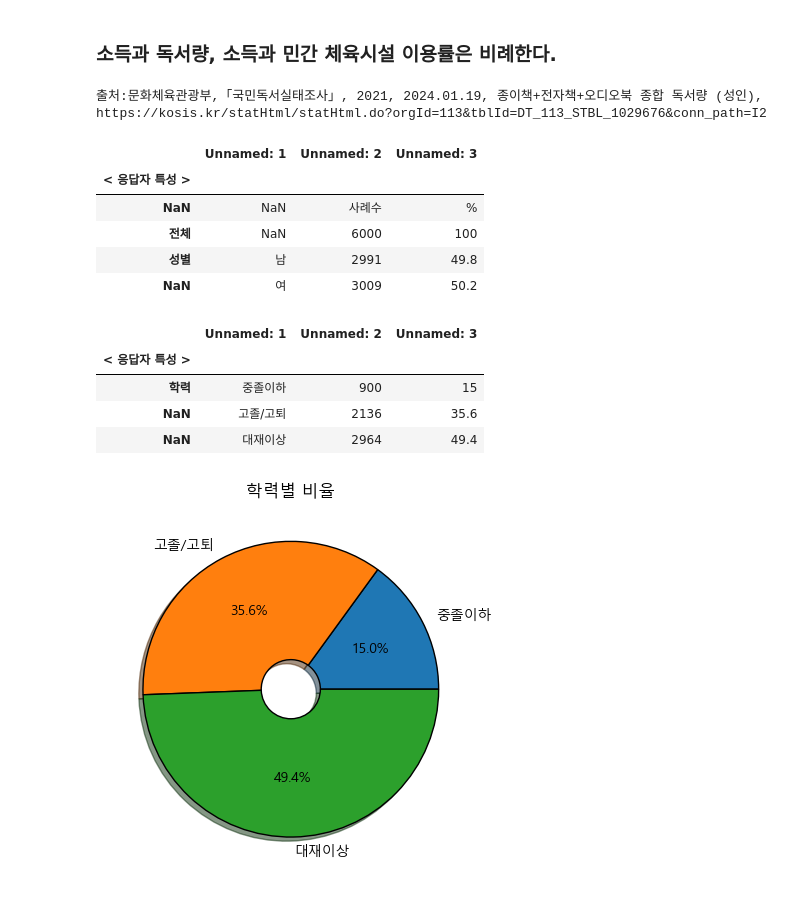
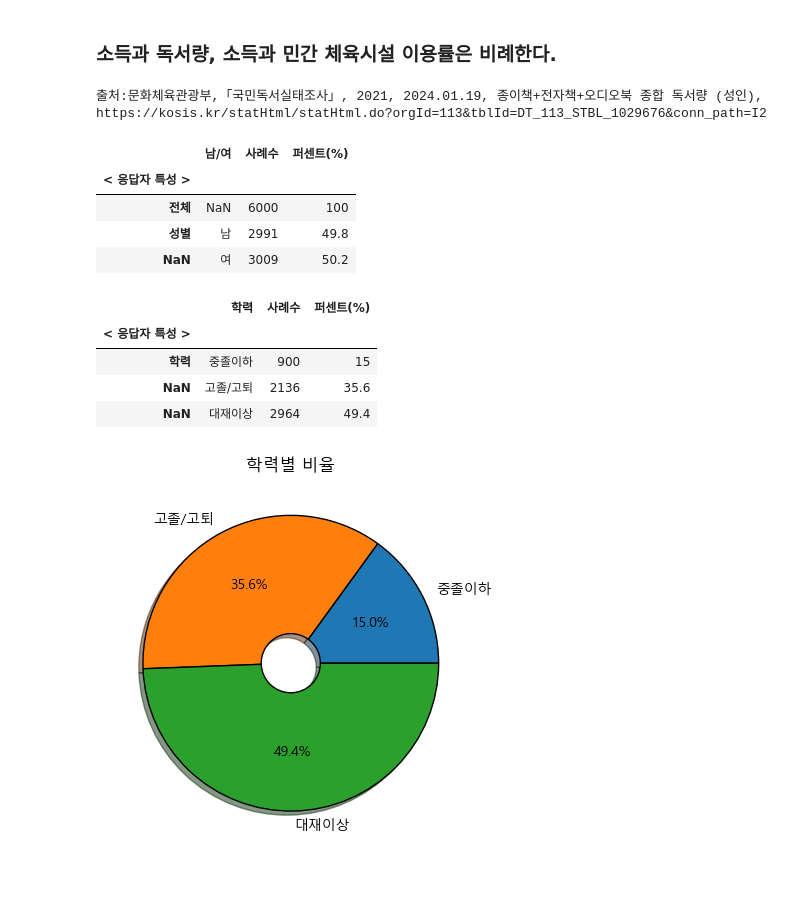
Before and after one commit to qortmdwns/adam, a Jupyter notebook: team_pjt/team.ipynb, the cells around one changed output. Saved outputs shown, nothing was run; the diff lists cells and outputs as text; code cells hidden in the pictures.

```diff
--- a/team_pjt/team.ipynb
+++ b/team_pjt/team.ipynb
@@ -3,39 +3,42 @@
 # %%
 #전체 사례수 성별 분포 # 목차 (전체 소계 사례수 보여주기)
 import pandas as pd
 import matplotlib.pyplot as plt
 import seaborn as sns
 import numpy as np
 
 plt.rcParams['font.family'] ='Malgun Gothic'
 plt.rcParams['axes.unicode_minus'] =False #한글 사용
 
 Book_Read = pd.read_excel("#210075_2021년 국민독서실태조사_성인_Table.xlsx",index_col=0)
 
 read_source_title='문화체육관광부,「국민독서실태조사」, 2021, 2024.01.19, 종이책+전자책+오디오북 종합 독서량 (성인)'
 read_source_url='https://kosis.kr/statHtml/statHtml.do?orgId=113&tblId=DT_113_STBL_1029676&conn_path=I2'
 print(f"출처:{read_source_title},\n{read_source_url}")
 
-
+temp_columns=['남/여','사례수','퍼센트(%)']
 Total = Book_Read.iloc[:,:3]
 Student = Total.iloc[9:12]
 Income = Total.iloc[19:24]
-Total.head(4)
+Total.columns=temp_columns
+Total[1:4]
 # %% [output]
 출처:문화체육관광부,「국민독서실태조사」, 2021, 2024.01.19, 종이책+전자책+오디오북 종합 독서량 (성인),
 https://kosis.kr/statHtml/statHtml.do?orgId=113&tblId=DT_113_STBL_1029676&conn_path=I2
-|  | Unnamed: 1 | Unnamed: 2 | Unnamed: 3 |
+|  | 남/여 | 사례수 | 퍼센트(%) |
 | < 응답자 특성 > |  |  |  |
-| NaN | NaN | 사례수 | % |
 | 전체 | NaN | 6000 | 100 |
 | 성별 | 남 | 2991 | 49.8 |
 | NaN | 여 | 3009 | 50.2 |
 # %%
 #학력별 사례수와 퍼센트
+
+temp_columns=['학력','사례수','퍼센트(%)']
+Student.columns=temp_columns
 Student.head()
 #Unnamed1 : 응답자 특성, Unnamed1 : 사례수, Unnamed1 : 퍼센트
 # %% [output]
-|  | Unnamed: 1 | Unnamed: 2 | Unnamed: 3 |
+|  | 학력 | 사례수 | 퍼센트(%) |
 | < 응답자 특성 > |  |  |  |
 | 학력 | 중졸이하 | 900 | 15 |
 | NaN | 고졸/고퇴 | 2136 | 35.6 |
```
Also changed, not shown: parts of 3 cells of this notebook.
